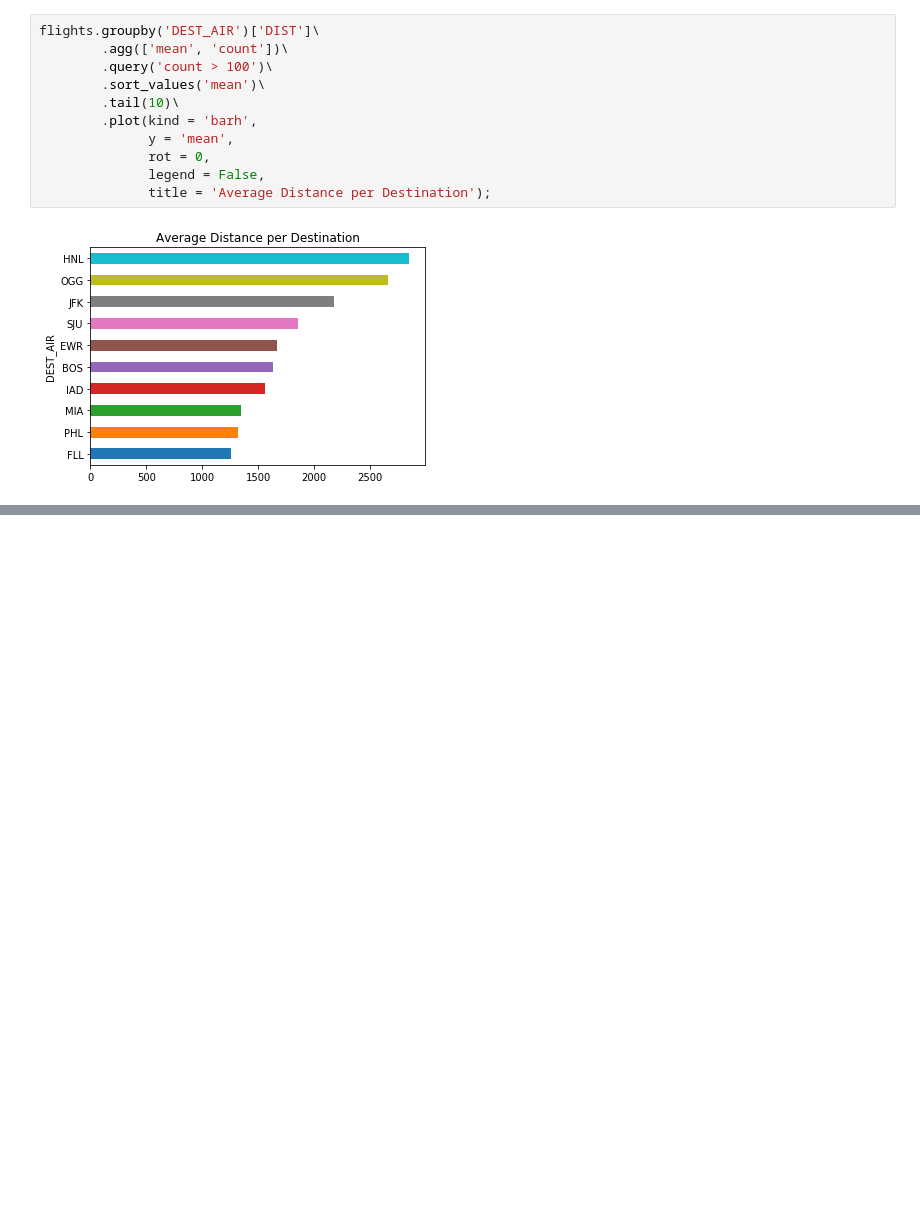
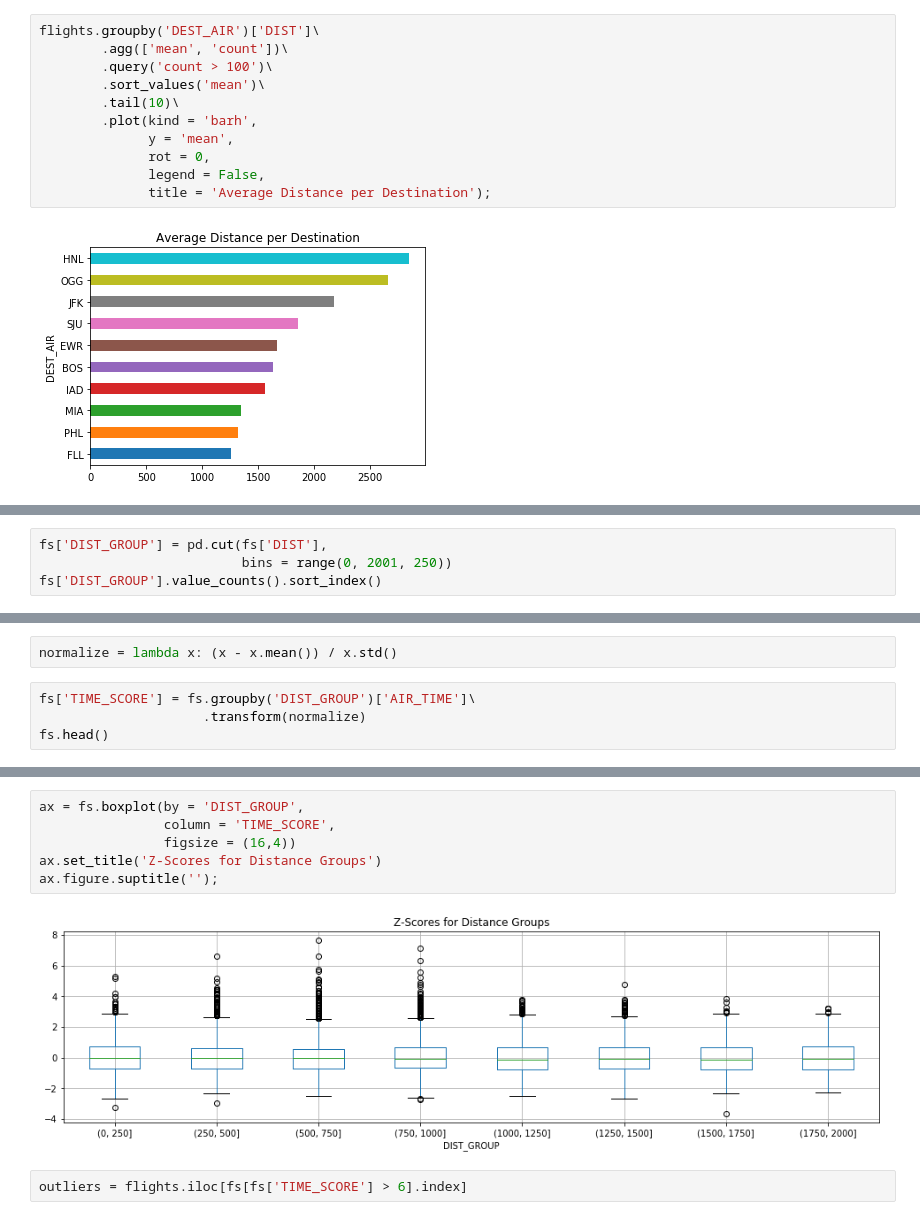
Before and after one commit to MarkNoordraven/Pandas-Cookbook, a Jupyter notebook: Chapter 11 Visualization with Matplotlib, Pandas and Seaborn - Notes.ipynb, the cells around one changed output, grey strips where cells are left out. Drawn from its saved outputs; the diff is of its cells as text; blank space fills up the shorter version.

```diff
--- a/Chapter 11 Visualization with Matplotlib, Pandas and Seaborn - Notes.ipynb
+++ b/Chapter 11 Visualization with Matplotlib, Pandas and Seaborn - Notes.ipynb
@@ -758,0 +767,4 @@ flights.groupby('DEST_AIR')['DIST']\
+# %%
+fs['DIST_GROUP'] = pd.cut(fs['DIST'],
+                          bins = range(0, 2001, 250))
+fs['DIST_GROUP'].value_counts().sort_index()
@@ -758,0 +781,6 @@ flights.groupby('DEST_AIR')['DIST']\
+# %%
+normalize = lambda x: (x - x.mean()) / x.std()
+# %%
+fs['TIME_SCORE'] = fs.groupby('DIST_GROUP')['AIR_TIME']\
+                     .transform(normalize)
+fs.head()
@@ -758,0 +794,10 @@ flights.groupby('DEST_AIR')['DIST']\
+# %%
+ax = fs.boxplot(by = 'DIST_GROUP',
+                column = 'TIME_SCORE',
+                figsize = (16,4))
+ax.set_title('Z-Scores for Distance Groups')
+ax.figure.suptitle('');
+# %% [output]
+[figure, added]
+# %%
+outliers = flights.iloc[fs[fs['TIME_SCORE'] > 6].index]
```
Also changed, not shown: parts of 7 cells of this notebook.
